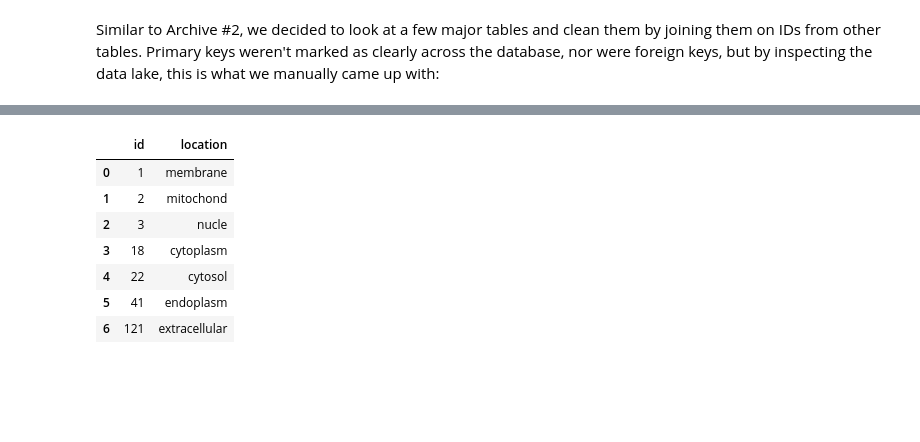
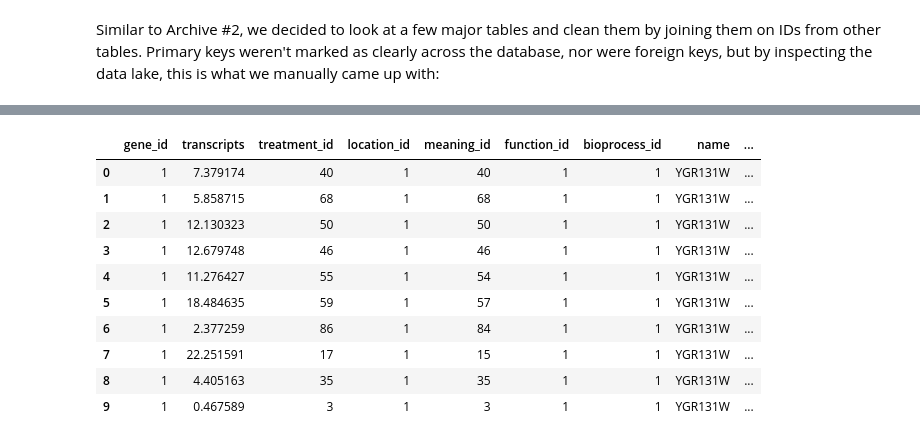
Before and after one commit to wanderingAviator/DataLakeProject, a Jupyter notebook: archive_4.ipynb, the cells around one changed output, grey strips where cells are left out. Cells and saved outputs as stored; diff of their text form; code cells hidden in the pictures; blank space fills up the shorter version.

```diff
--- a/archive_4.ipynb
+++ b/archive_4.ipynb
@@ -91,11 +83,14 @@ Expression
-# %%
-locations
-# %% [output]
-|  | id | location |
-| 0 | 1 | membrane |
-| 1 | 2 | mitochond |
-| 2 | 3 | nucle |
-| 3 | 18 | cytoplasm |
-| 4 | 22 | cytosol |
-| 5 | 41 | endoplasm |
-| 6 | 121 | extracellular |
+# %%
+Expressiondf.head(10)
+# %% [output]
+|  | gene_id | transcripts | treatment_id | location_id | meaning_id | function_id | bioprocess_id | name | ... |
+| 0 | 1 | 7.379174 | 40 | 1 | 40 | 1 | 1 | YGR131W | ... |
+| 1 | 1 | 5.858715 | 68 | 1 | 68 | 1 | 1 | YGR131W | ... |
+| 2 | 1 | 12.130323 | 50 | 1 | 50 | 1 | 1 | YGR131W | ... |
+| 3 | 1 | 12.679748 | 46 | 1 | 46 | 1 | 1 | YGR131W | ... |
+| 4 | 1 | 11.276427 | 55 | 1 | 54 | 1 | 1 | YGR131W | ... |
+| 5 | 1 | 18.484635 | 59 | 1 | 57 | 1 | 1 | YGR131W | ... |
+| 6 | 1 | 2.377259 | 86 | 1 | 84 | 1 | 1 | YGR131W | ... |
+| 7 | 1 | 22.251591 | 17 | 1 | 15 | 1 | 1 | YGR131W | ... |
+| 8 | 1 | 4.405163 | 35 | 1 | 35 | 1 | 1 | YGR131W | ... |
+| 9 | 1 | 0.467589 | 3 | 1 | 3 | 1 | 1 | YGR131W | ... |
```
Also changed, not shown: parts of 14 cells of this notebook.
